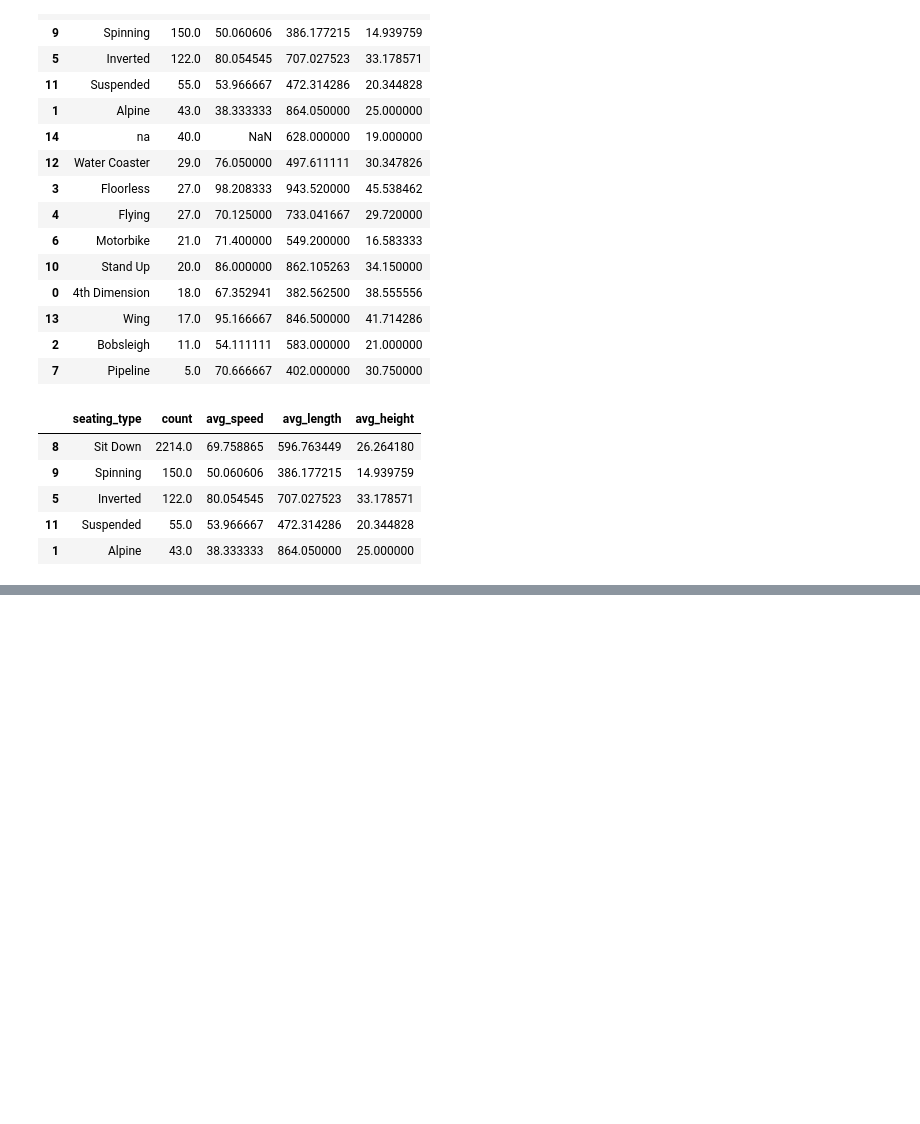
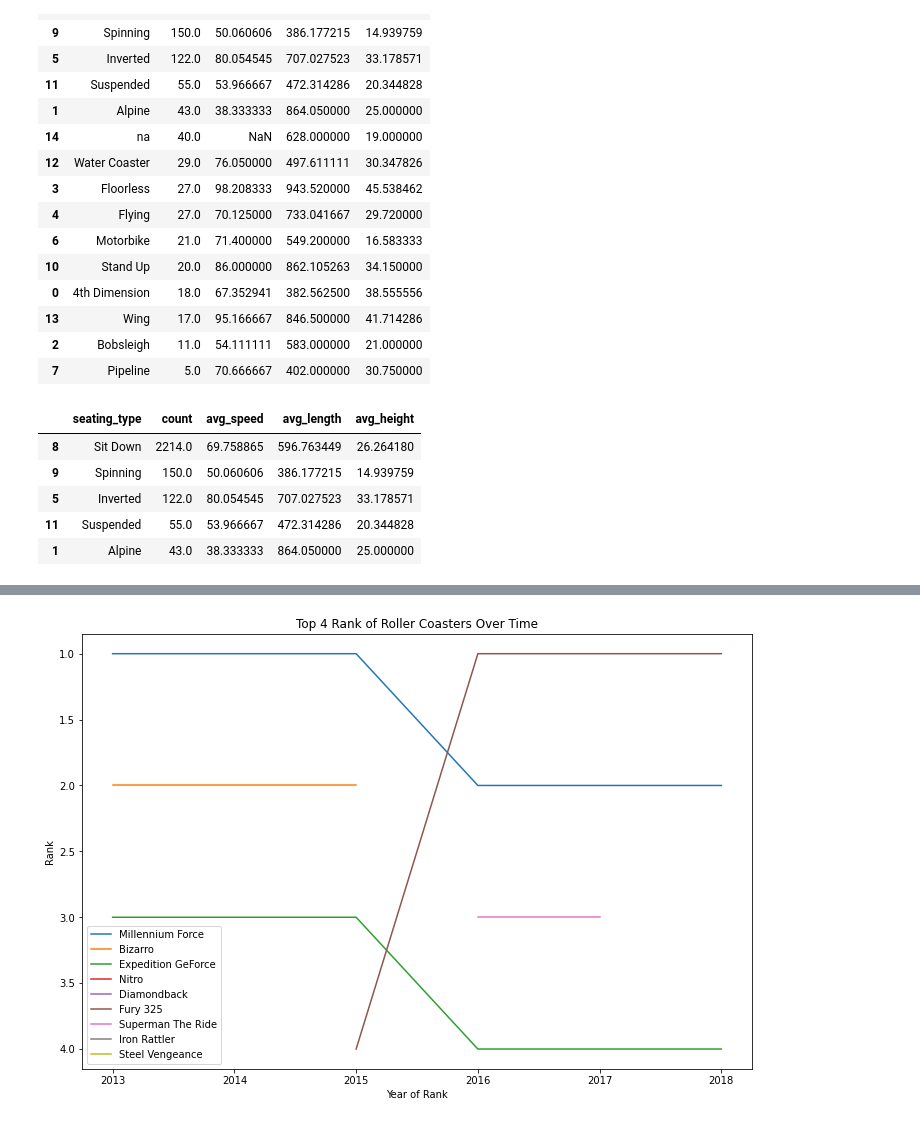
Before and after one commit to princeKike27/Roller-Coaster, a Jupyter notebook: Roller_Coaster.ipynb, the cells around one changed output, grey strips where cells are left out. Saved outputs shown, nothing was run; the diff lists cells and outputs as text; code cells hidden in the pictures; blank space fills up the shorter version.

```diff
--- a/Roller_Coaster.ipynb
+++ b/Roller_Coaster.ipynb
@@ -320,0 +426,26 @@ top_5_seating_plot = seating_plot(top_5_seating)
+# %%
+# function to plot n ranking roller coasters
+def plot_nrank(rank_df, nrank):
+  # df of coasters who are ranked on nrank
+  nrank_df = rank_df[rank_df['Rank'] <= nrank]
+  coasters = nrank_df['Name'].unique()
+
+  # set up plot figure
+  plt.figure(figsize=(12, 8))
+  ax = plt.subplot()
+
+  for coaster in coasters:
+    # df of coaster info
+    coaster_df = nrank_df[nrank_df['Name'] == coaster]
+    sns.lineplot(data=coaster_df, x='Year of Rank', y='Rank', label=coaster)
+
+  # invert y axis
+  ax.invert_yaxis()
+  plt.title(f'Top {nrank} Rank of Roller Coasters Over Time')
+  plt.legend(loc='lower left')
+  plt.show()
+# %%
+# test function
+top_4 = plot_nrank(df_steel, 4)
+# %% [output]
+[figure, added]
```
Also changed, not shown: parts of 37 cells of this notebook.
